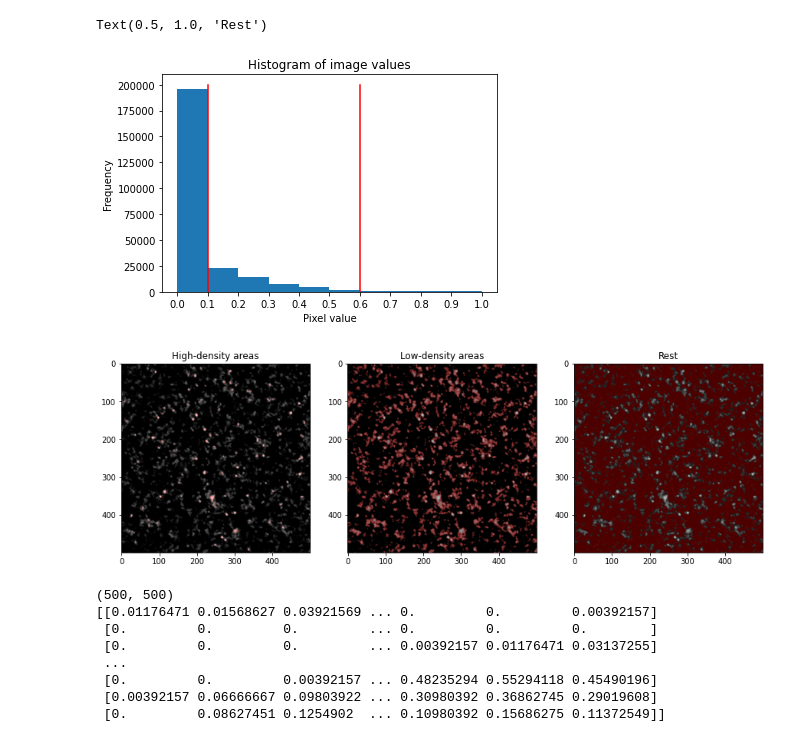
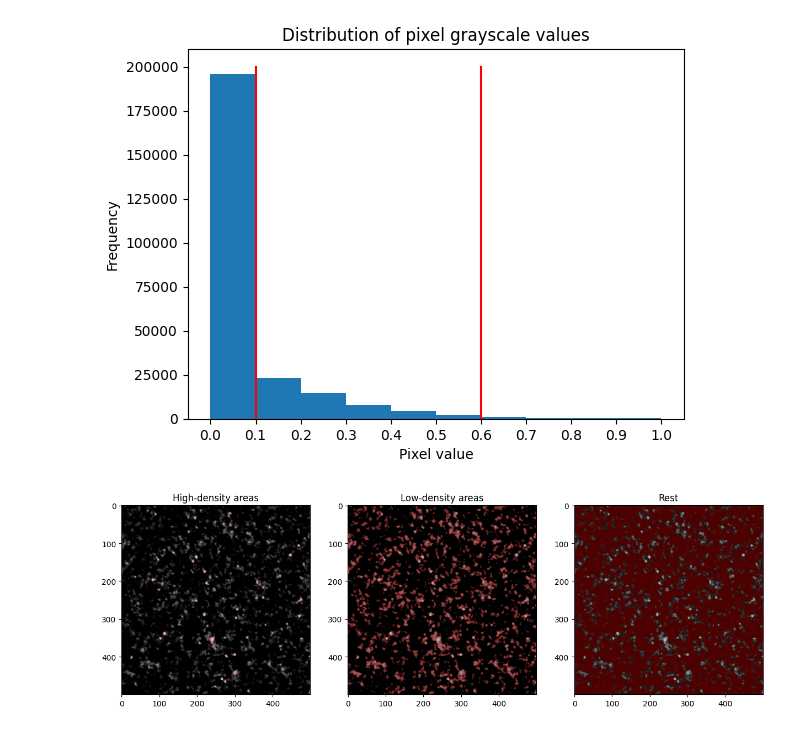
Before and after one commit to cappertherapper/Bachelorprojekt, a Jupyter notebook: thresholding_demo.ipynb, the cells around one changed output. Drawn from its saved outputs; the diff is of its cells as text; code cells hidden in the pictures.

```diff
--- a/thresholding_demo.ipynb
+++ b/thresholding_demo.ipynb
@@ -2,11 +2,13 @@
 from skimage import io, morphology, filters, segmentation
 from skimage.color import rgb2gray, rgba2rgb
 import matplotlib.pyplot as plt
+from matplotlib import cm
 import numpy as np
 from src.preprocessing import process_video,get_video
 from skimage.color import label2rgb
 
-plt.rcParams['image.cmap'] = 'gray'
+
+# colors = cm.Blues(np.linspace(0.2, 1, 3))
 # %%
 label_video = get_video('images/cheese_gel.avi', threshold=None, skip_size=239)
 # im = io.imread("images/last_pic_zoomed.png")
@@ -13,49 +18,34 @@ label_video = get_video('images/cheese_gel.avi', threshold=None, skip_size=239)
+# %%
+im = label_video[1] [200:700,200:700]
+# plt.axis("off")
+# plt.tight_layout()
+# plt.imshow(im)
+n, bins, patches = plt.hist(im.flatten(), bins=10)
+plt.xticks(bins)
+plt.plot([thr1, thr1], [0, 200000], 'r-')
+plt.plot([thr2, thr2], [0, 200000], 'r-')
+plt.xlabel('Pixel value')
+plt.ylabel('Frequency')
+plt.title('Distribution of pixel grayscale values')
+plt.show()
+# %% [output]
+[figure, added]
 # %%
-im = label_video[1][200:700,200:700]
-# plt.axis("off")
-# plt.tight_layout()
-# plt.imshow(im)
-n, bins, patches = plt.hist(im.flatten(), bins=10)
-plt.xticks(bins)
-thr1 = 0.1
-thr2 = 0.6
-plt.plot([thr1, thr1], [0, 200000], 'r-')
-plt.plot([thr2, thr2], [0, 200000], 'r-')
-plt.xlabel('Pixel value')
-plt.ylabel('Frequency')
-plt.title('Histogram of image values')
-# plt.show()
-
-
 hi_dens = im > thr2
 low_dens = np.logical_and(im > thr1, im < thr2)
 rest = np.logical_not(np.logical_or(hi_dens,low_dens))
 
 image_label_overlay_hi = label2rgb(hi_dens, image=im)
 image_label_overlay_low = label2rgb(low_dens, image=im)
 image_label_overlay_rest = label2rgb(rest, image=im)
 
 fig, ax = plt.subplots(1, 3, figsize=(15,5)) # figsize sets size in inches
-ax[0].imshow(image_label_overlay_hi,cmap='gray')
+ax[0].imshow(image_label_overlay_hi)
 ax[0].set_title('High-density areas')
 ax[1].imshow(image_label_overlay_low,cmap='gray')
 ax[1].set_title('Low-density areas')
 ax[2].imshow(image_label_overlay_rest,cmap='gray')
 ax[2].set_title('Rest')
+plt.show()
 # %% [output]
-Text(0.5, 1.0, 'Rest')
-[figure, old version]
+[figure, new version]
-[figure, removed]
-# %%
-print(im.shape)
-print(im)
-# plt.savefig('last_pic_zoomed.png', bbox_inches='tight')
-# %% [output]
-(500, 500)
-[[0.01176471 0.01568627 0.03921569 ... 0.         0.         0.00392157]
- [0.         0.         0.         ... 0.         0.         0.        ]
- [0.         0.         0.         ... 0.00392157 0.01176471 0.03137255]
- ...
- [0.         0.         0.00392157 ... 0.48235294 0.55294118 0.45490196]
- [0.00392157 0.06666667 0.09803922 ... 0.30980392 0.36862745 0.29019608]
- [0.         0.08627451 0.1254902  ... 0.10980392 0.15686275 0.11372549]]
```
Also changed, not shown: parts of 2 cells of this notebook, 4 other files.
